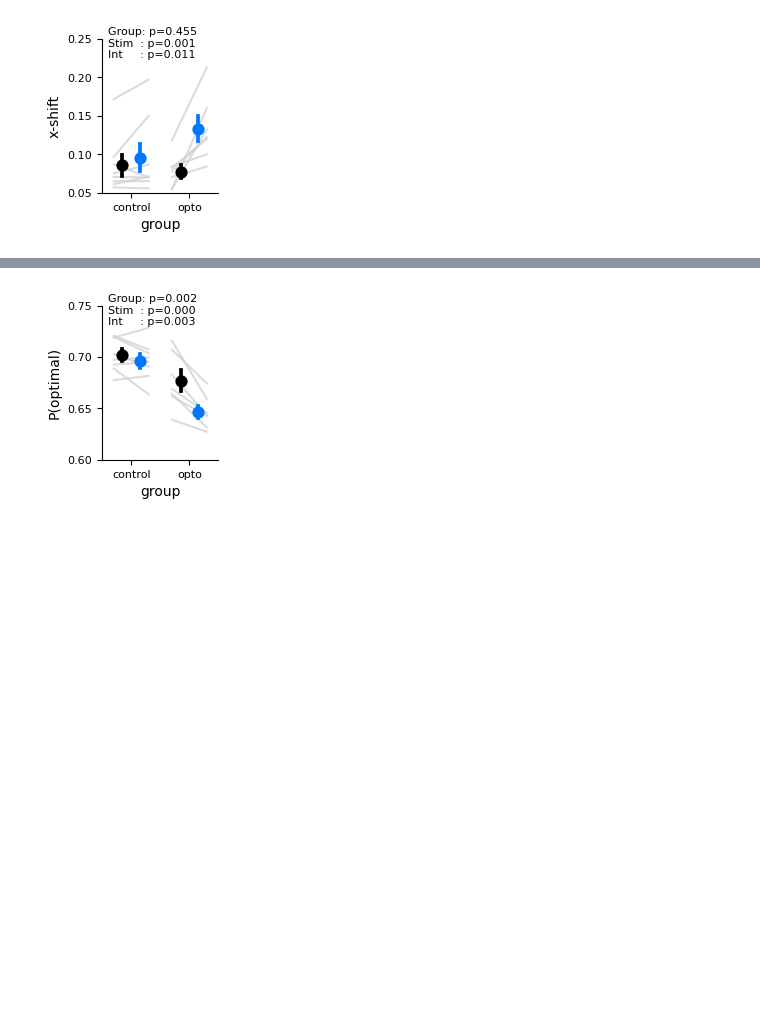
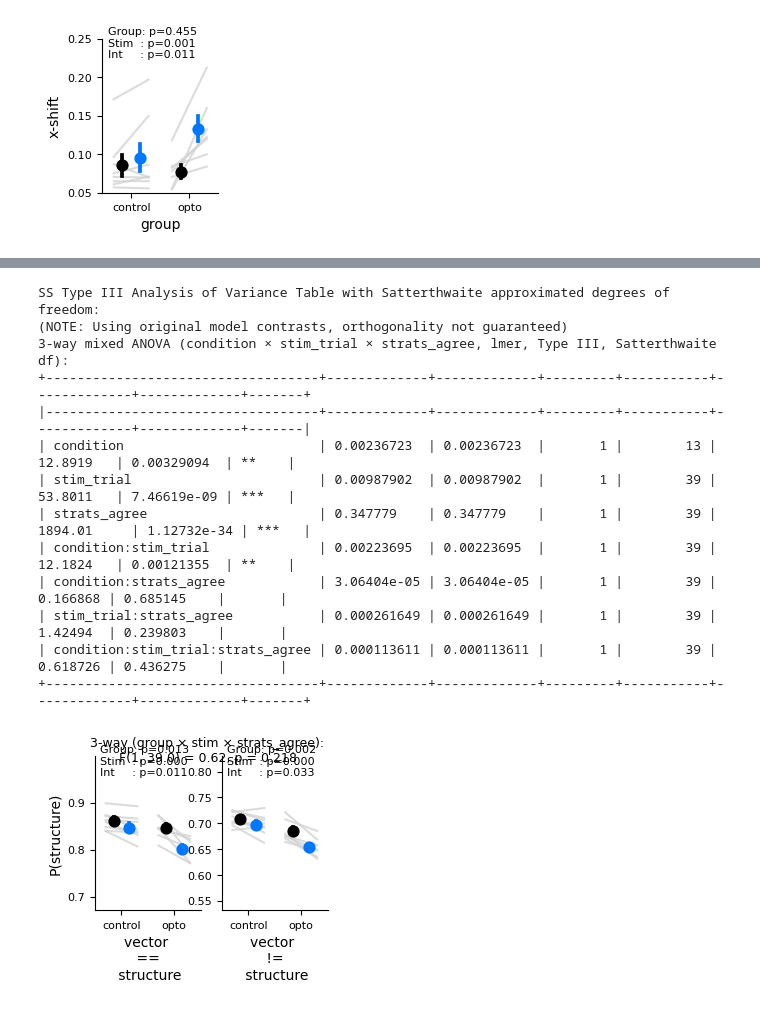
Before and after one commit to peterdoohan/goalNav_mFC-opto3, a Jupyter notebook: code/Notebooks/main_figure.ipynb, the cells around one changed output, grey strips where cells are left out. Cells and saved outputs as stored; diff of their text form; code cells hidden in the pictures; blank space fills up the shorter version.

Commit message:
refac for new strat v strat analysis and plotting

```diff
--- a/code/Notebooks/main_figure.ipynb
+++ b/code/Notebooks/main_figure.ipynb
@@ -238,11 +239,8 @@ Mixed ANOVA: alpha
 +-------------+------------+-------+-------+------------+-----------+------------+-----------+-------+
 [figure]
 # %%
-reload(psy)
-fig, ax = plt.subplots(figsize=(1.5, 2))
-psy.plot_prop_optimal(navigation_strategies_df, strat_pairs=[("vector", "structure")], axes=[ax])
-ax.set_ylim(0.6, 0.75)
-ax.set_ylabel("P(optimal)")
-ax.set_xlabel("group")
-fig.savefig(SAVE_FIG_PATH / "vec_vs_struc_p_optimal.pdf")
+reload(sc)
+fig, axes = plt.subplots(1, 2, figsize=(3, 2))
+sc.plot_prop_optimal(navigation_strategies_df, strat_pair=("vector", "structure"), axes=axes)
+# fig.savefig(SAVE_FIG_PATH / "vec_vs_struc_p_optimal.pdf")
 # %% [output]
@@ -258,2 +265,15 @@ Mixed ANOVA: prob_correct
+SS Type III Analysis of Variance Table with Satterthwaite approximated degrees of freedom:
+(NOTE: Using original model contrasts, orthogonality not guaranteed)
+3-way mixed ANOVA (condition × stim_trial × strats_agree, lmer, Type III, Satterthwaite df):
++-----------------------------------+-------------+-------------+---------+-----------+-------------+-------------+-------+
+|-----------------------------------+-------------+-------------+---------+-----------+-------------+-------------+-------|
+| condition                         | 0.00236723  | 0.00236723  |       1 |        13 |   12.8919   | 0.00329094  | **    |
+| stim_trial                        | 0.00987902  | 0.00987902  |       1 |        39 |   53.8011   | 7.46619e-09 | ***   |
+| strats_agree                      | 0.347779    | 0.347779    |       1 |        39 | 1894.01     | 1.12732e-34 | ***   |
+| condition:stim_trial              | 0.00223695  | 0.00223695  |       1 |        39 |   12.1824   | 0.00121355  | **    |
+| condition:strats_agree            | 3.06404e-05 | 3.06404e-05 |       1 |        39 |    0.166868 | 0.685145    |       |
+| stim_trial:strats_agree           | 0.000261649 | 0.000261649 |       1 |        39 |    1.42494  | 0.239803    |       |
+| condition:stim_trial:strats_agree | 0.000113611 | 0.000113611 |       1 |        39 |    0.618726 | 0.436275    |       |
++-----------------------------------+-------------+-------------+---------+-----------+-------------+-------------+-------+
-[figure, old version]
+[figure, new version]
 # %%
```
Also changed, not shown: parts of 3 cells of this notebook, 3 other files.
